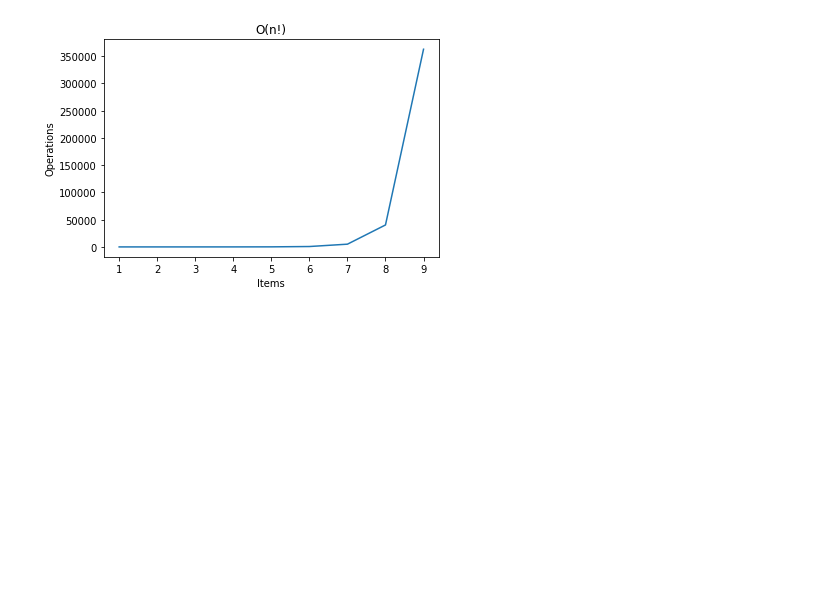
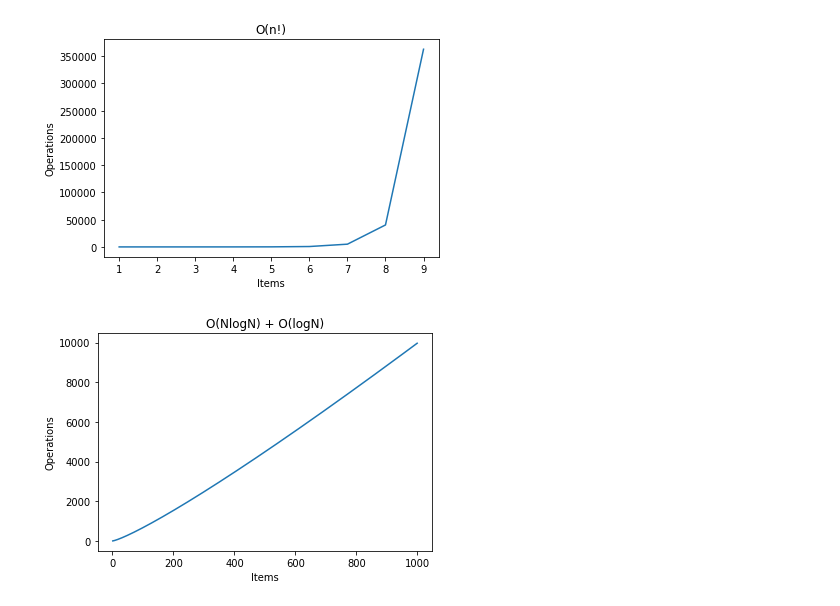
Before and after one commit to klement97/algorithms, a Jupyter notebook: algoexpert/big_o_notation.ipynb, the cells around one changed output. Saved outputs shown, nothing was run; the diff lists cells and outputs as text; code cells hidden in the pictures; blank space fills up the shorter version.

Commit message:
feat(bigo): add more visualization to jupiter notebook

```diff
--- a/algoexpert/big_o_notation.ipynb
+++ b/algoexpert/big_o_notation.ipynb
@@ -64,3 +64,13 @@ y = [math.factorial(i) for i in x]
 plot_and_show(x, y, "O(n!)")
 # %% [output]
 [figure]
+# %%
+# O(NlogN) + O(logN)
+x = range(1, 1000)
+y = [
+    i * math.log(i, 2) + math.log(i, 2)
+    for i in x
+]
+plot_and_show(x, y, "O(NlogN) + O(logN)")
+# %% [output]
+[figure, added]
```
Also changed, not shown: parts of 3 cells of this notebook.
